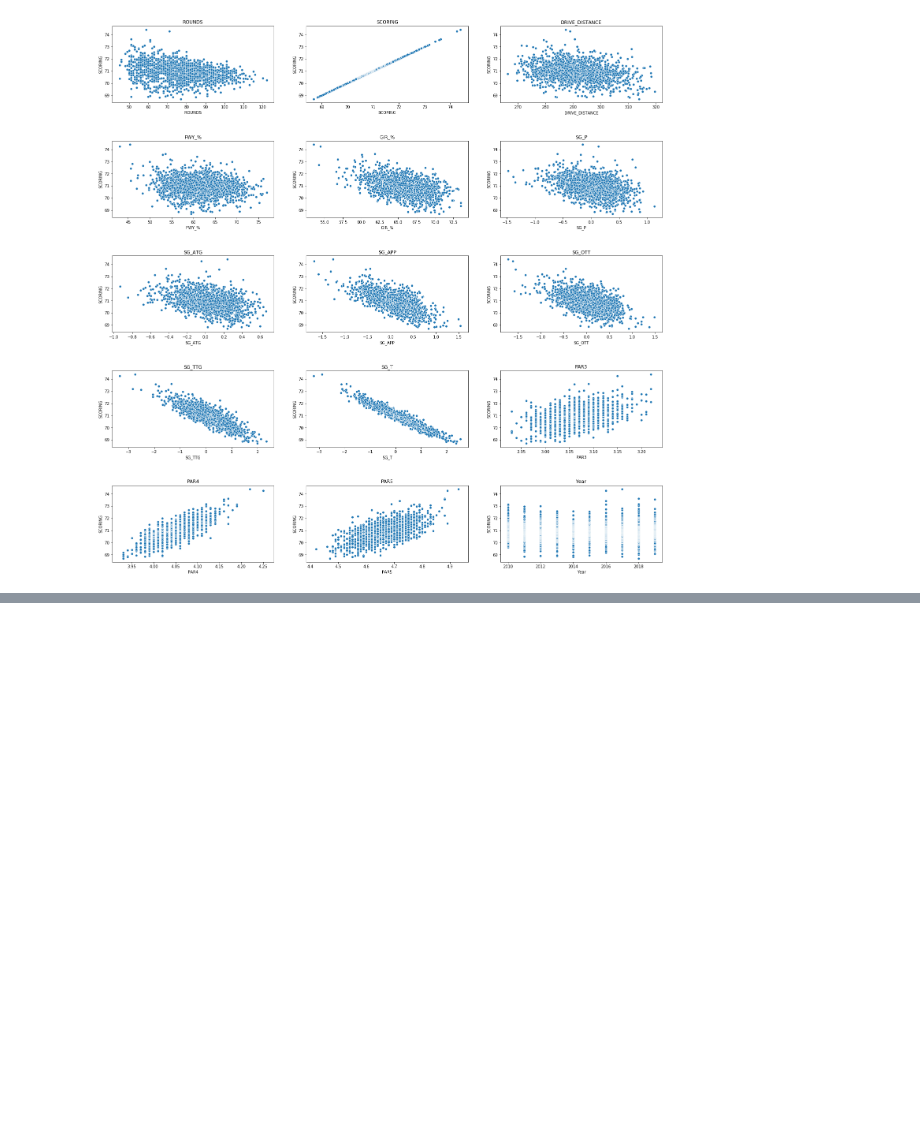
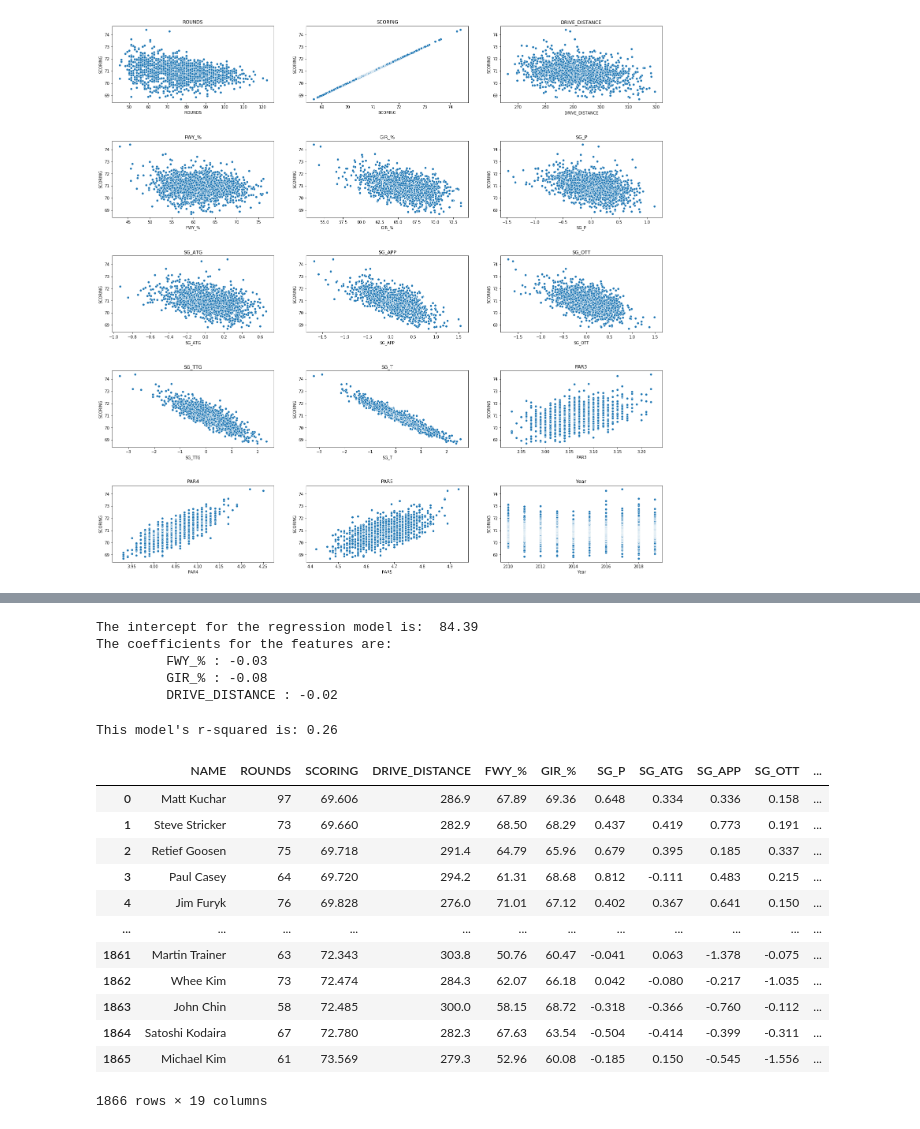
Before and after one commit to jonathannocek/pga-data-analysis, a Jupyter notebook: pga_data_analysis.ipynb, the cells around one changed output, grey strips where cells are left out. Saved outputs shown, nothing was run; the diff lists cells and outputs as text; code cells hidden in the pictures; blank space fills up the shorter version.

```diff
--- a/pga_data_analysis.ipynb
+++ b/pga_data_analysis.ipynb
@@ -320,0 +330,53 @@ for feature in numeric_cols:
+# %%
+from sklearn.linear_model import LinearRegression
+
+# features are the predictors or independent variables
+features = df_pga[['FWY_%', 'GIR_%', 'DRIVE_DISTANCE']]
+
+# the outcome is the result or the dependent variables
+outcome = df_pga['SCORING']
+
+# fit (build) the model using the features and the outcome
+scoringregression = LinearRegression().fit(features, outcome)
+
+# the intercept is where the linear model will cross the y-axis (the expected
+# value of y when x is zero)
+print('The intercept for the regression model is: ', scoringregression.intercept_.round(2))
+
+print('The coefficients for the features are:')
+for x, y in zip(features.columns, scoringregression.coef_):
+  print('\t', x, ':', y.round(2))
+# %% [output]
+The intercept for the regression model is:  84.39
+The coefficients for the features are:
+         FWY_% : -0.03
+         GIR_% : -0.08
+         DRIVE_DISTANCE : -0.02
+# %%
+# R-squared is one measurment of the amount of variance in the outcome that is
+# accounted for by the model
+print("This model's r-squared is:", scoringregression.score(features,outcome).round(2))
+# %% [output]
+This model's r-squared is: 0.26
+# %%
+from scipy.stats import zscore
+
+numeric_cols = df_pga.select_dtypes(['int64', 'float64']).columns
+df_pga_zscore = df_pga
+df_pga_zscore[numeric_cols].apply(zscore)
+
+df_pga_zscore
+# %% [output]
+|  | NAME | ROUNDS | SCORING | DRIVE_DISTANCE | FWY_% | GIR_% | SG_P | SG_ATG | SG_APP | SG_OTT | ... |
+| 0 | Matt Kuchar | 97 | 69.606 | 286.9 | 67.89 | 69.36 | 0.648 | 0.334 | 0.336 | 0.158 | ... |
+| 1 | Steve Stricker | 73 | 69.660 | 282.9 | 68.50 | 68.29 | 0.437 | 0.419 | 0.773 | 0.191 | ... |
+| 2 | Retief Goosen | 75 | 69.718 | 291.4 | 64.79 | 65.96 | 0.679 | 0.395 | 0.185 | 0.337 | ... |
+| 3 | Paul Casey | 64 | 69.720 | 294.2 | 61.31 | 68.68 | 0.812 | -0.111 | 0.483 | 0.215 | ... |
+| 4 | Jim Furyk | 76 | 69.828 | 276.0 | 71.01 | 67.12 | 0.402 | 0.367 | 0.641 | 0.150 | ... |
+| ... | ... | ... | ... | ... | ... | ... | ... | ... | ... | ... | ... |
+| 1861 | Martin Trainer | 63 | 72.343 | 303.8 | 50.76 | 60.47 | -0.041 | 0.063 | -1.378 | -0.075 | ... |
+| 1862 | Whee Kim | 73 | 72.474 | 284.3 | 62.07 | 66.18 | 0.042 | -0.080 | -0.217 | -1.035 | ... |
+| 1863 | John Chin | 58 | 72.485 | 300.0 | 58.15 | 68.72 | -0.318 | -0.366 | -0.760 | -0.112 | ... |
+| 1864 | Satoshi Kodaira | 67 | 72.780 | 282.3 | 67.63 | 63.54 | -0.504 | -0.414 | -0.399 | -0.311 | ... |
+| 1865 | Michael Kim | 61 | 73.569 | 279.3 | 52.96 | 60.08 | -0.185 | 0.150 | -0.545 | -1.556 | ... |
+1866 rows × 19 columns
```
Also changed, not shown: parts of 6 cells of this notebook.
